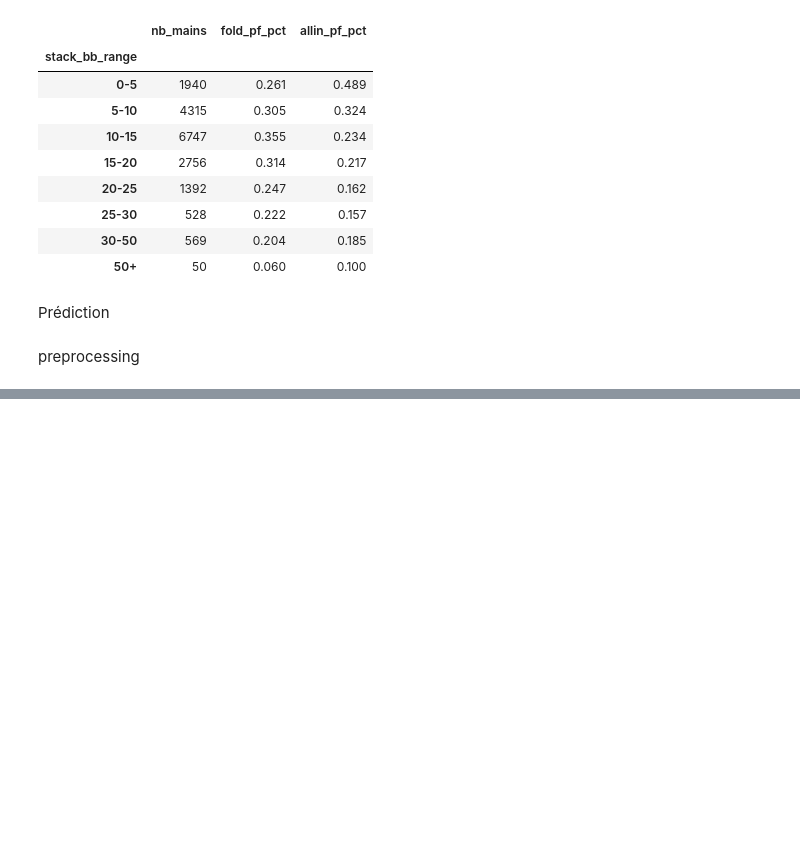
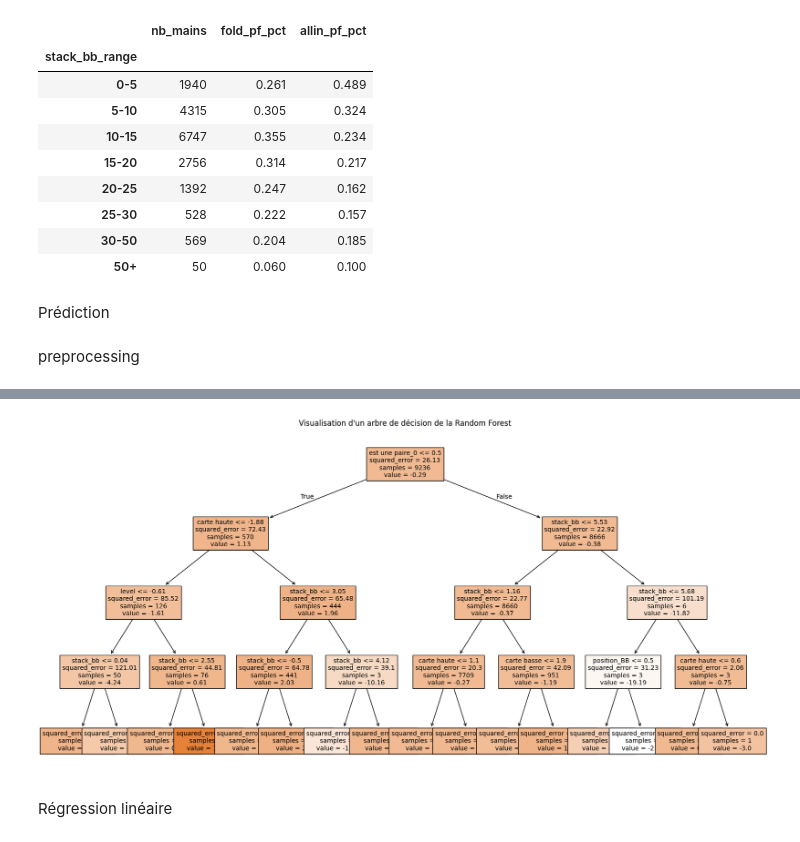
Before and after one commit to MathisKacer/projet_poker, a Jupyter notebook: execution.ipynb, the cells around one changed output, grey strips where cells are left out. Cells and saved outputs as stored; diff of their text form; code cells hidden in the pictures; blank space fills up the shorter version.

Commit message:
fin prediction

```diff
--- a/execution.ipynb
+++ b/execution.ipynb
@@ -76,18 +86,18 @@ Prédiction
 # %% [markdown]
 preprocessing
 # %%
-mains_prediction = feature_engineering(tableau_mains)
+mains_select = feature_engineering(tableau_mains)
 
 var_numeriques = ['stack_bb', 'level', 'carte haute', 'carte basse']
-var_categorielles = ['position', 'main', 'est une paire', 'est meme signe', 'se suivent']
+var_categorielles = ['position', 'est une paire', 'est meme signe', 'se suivent']
 
-mains_prediction = mains_prediction[['benefice bb', 'main_gagnante']\
-                                    + var_numeriques + var_categorielles]
-
-mains_prediction.head()
+mains_select = mains_select[['benefice bb', 'main_gagnante']\
+                                    + var_numeriques + var_categorielles + ['main', 'hero']]
 
 preprocessor = ColumnTransformer([
     ('num', StandardScaler(), var_numeriques),
     ('cat', OneHotEncoder(handle_unknown='ignore'), var_categorielles)
 ])
+
+mains_select.head()
 # %% [output]
@@ -94,0 +141,19 @@ KeyError: "['est meme signe'] not in index"
+# %%
+ohe_feature_names = reg_pipeline.named_steps['prepro'].named_transformers_['cat'].get_feature_names_out(var_categorielles)
+all_feature_names = var_numeriques + list(ohe_feature_names)
+
+arbre_a_afficher = reg_pipeline.named_steps['regressor'].estimators_[0]
+
+plt.figure(figsize=(20, 10))
+plot_tree(arbre_a_afficher,
+          feature_names=all_feature_names,
+          filled=True,
+          precision=2,
+          fontsize=10,
+          max_depth=4)
+plt.title("Visualisation d'un arbre de décision de la Random Forest")
+plt.show()
+# %% [output]
+[figure, added]
+# %% [markdown]
+Régression linéaire
```
Also changed, not shown: parts of 14 cells of this notebook.
